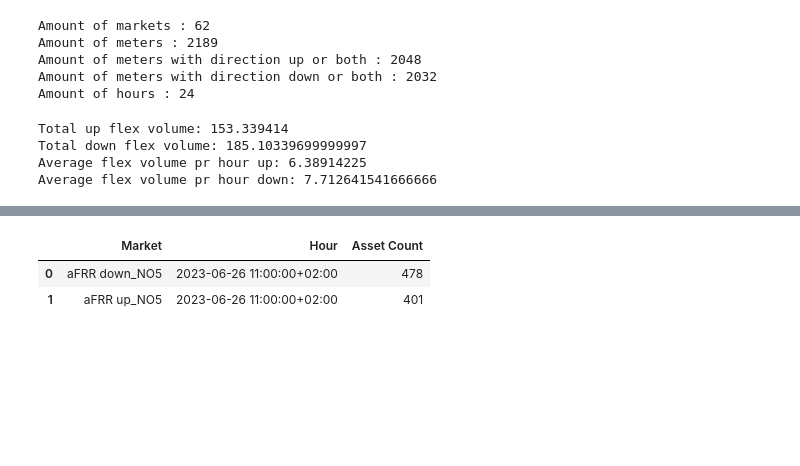
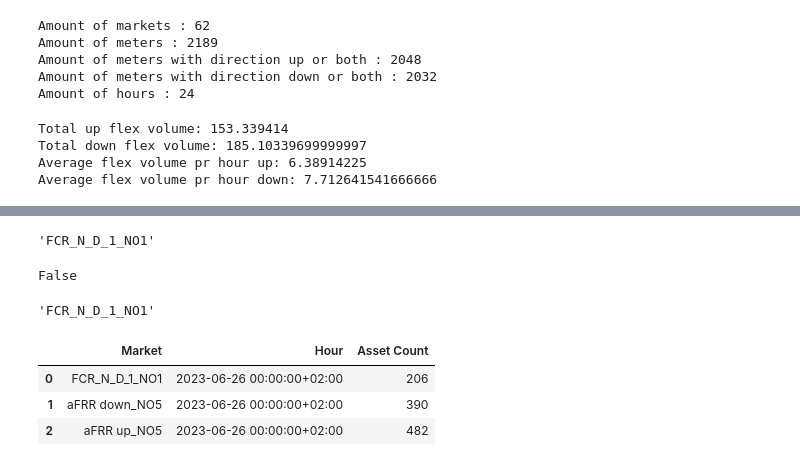
Before and after one commit to sandermeland/master-kode, a Jupyter notebook: v_9_om.ipynb, the cells around one changed output, grey strips where cells are left out. Cells and saved outputs as stored; diff of their text form; code cells hidden in the pictures; blank space fills up the shorter version.

Commit message:
fail with minimum value constraint, need to check

```diff
--- a/v_9_om.ipynb
+++ b/v_9_om.ipynb
@@ -312,7 +312,7 @@ for h in range(len(H)):
 # Set objective
 
 # Set the objective to maximize the total income expression
-test_model.setObjective(sum(Ir_hlm[h,l,m] * x[h,l,m] + Ia_hlm[h,l,m] * w[h,m] for h in range(len(H)) for l in range(len(L)) for m in range(len(M)))
+test_model.setObjective(sum(Ir_hlm[h,l,m] * x[h,l,m] + Ia_hlm[h,l,m] *x[h,l,m] * w[h,m] for h in range(len(H)) for l in range(len(L)) for m in range(len(M)))
                         , gp.GRB.MAXIMIZE)
 
 # Add constraints
@@ -323,18 +323,16 @@ for h in range(len(H)):
 
     for m in range(len(M)):
         # Connect the binary variables by using big M
-        test_model.addConstr((sum(x[h, l, m] for l in range(len(L)))) <= len(L) * y[h, m], f"asset_connection_for_hour_{h}_market_{m}")
+        test_model.addConstr(sum(x[h, l, m] for l in range(len(L))) <= len(L) * y[h, m], f"asset_connection_for_hour_{h}_market_{m}")
 
         # Min volume constraint
         if market.direction == "up":
-            test_model.addConstr(sum(x[h, l, m] * Fu_h_l[h,l] for l in range(len((L)))) >= Vm_m[m] * y[h, m], f"min_volume_for_hour_{h}_market_{m}") # denne må sjekkes
+            test_model.addConstr(sum(x[h, l, m] * Fu_h_l[h,l] for l in range(len(L))) >= Vm_m[m] * y[h, m], f"min_volume_for_hour_{h}_market_{m}")
         elif market.direction == "down":
-            test_model.addConstr(sum(x[h, l, m] * Fd_h_l[h,l] for l in range(len((L)))) >= Vm_m[m] * y[h, m], f"min_volume_for_hour_{h}_market_{m}") # denne må sjekkes
-        else:
-            if dominant_directions[h] == "up":
-                test_model.addConstr(sum(x[h, l, m] * Fu_h_l[h,l] for l in range(len((L)))) >= Vm_m[m] * y[h, m], f"min_volume_for_hour_{h}_market_{m}") # denne må sjekkes
-            else:
-                test_model.addConstr(sum(x[h, l, m] * Fd_h_l[h,l] for l in range(len((L)))) >= Vm_m[m] * y[h, m], f"min_volume_for_hour_{h}_market_{m}") # denne må sjekkes
+            test_model.addConstr(sum(x[h, l, m] * Fd_h_l[h,l] for l in range(len(L))) >= Vm_m[m] * y[h, m], f"min_volume_for_hour_{h}_market_{m}")
+        else: # market.direction == "both"
+            test_model.addConstr(sum(x[h, l, m] * Fu_h_l[h,l] for l in range(len(L))) >= Vm_m[m] * y[h, m], f"min_volume_for_hour_{h}_market_{m}")
+            test_model.addConstr(sum(x[h, l, m] * Fd_h_l[h,l] for l in range(len(L))) >= Vm_m[m] * y[h, m], f"min_volume_for_hour_{h}_market_{m}")
 
 
         # Max volume constraint
@@ -371,7 +369,8 @@ for h in range(len(H)):
             test_model.addConstr(x[h,l,m] * R_h_l[h,l] <= R_m[m] * y[h,m], f"response_time_for_hour_{h}_market_{m}")
 
 
-
+# Enable logging
+test_model.setParam('LogFile', 'test_model.log')
 
 # Solve the model
 test_model.optimize()
@@ -462,3 +500,11 @@ test_solution_validity(x, y, L, M, H)
+# %%
+M[12].name
+# %% [output]
+'FCR_N_D_1_NO1'
+# %%
+sum(x[0, l, 12].X * Fu_h_l[0,l] for l in range(len(L))) >= Vm_m[12] * y[0, 12].X
+# %% [output]
+False
 # %%
 def get_market_count_dict(x):
     data = []
@@ -482,9 +528,14 @@ def get_market_count_dict(x):
     return market_count_dict
 # %%
 sol_dict = get_market_count_dict(x)
+# %%
+M[12].name
+# %% [output]
+'FCR_N_D_1_NO1'
 # %%
-sol_dict[H[11]]
+sol_dict[H[0]]
 # %% [output]
 |  | Market | Hour | Asset Count |
-| 0 | aFRR down_NO5 | 2023-06-26 11:00:00+02:00 | 478 |
-| 1 | aFRR up_NO5 | 2023-06-26 11:00:00+02:00 | 401 |
+| 0 | FCR_N_D_1_NO1 | 2023-06-26 00:00:00+02:00 | 206 |
+| 1 | aFRR down_NO5 | 2023-06-26 00:00:00+02:00 | 390 |
+| 2 | aFRR up_NO5 | 2023-06-26 00:00:00+02:00 | 482 |
```
Also changed, not shown: parts of 13 cells of this notebook, 3 other files.
